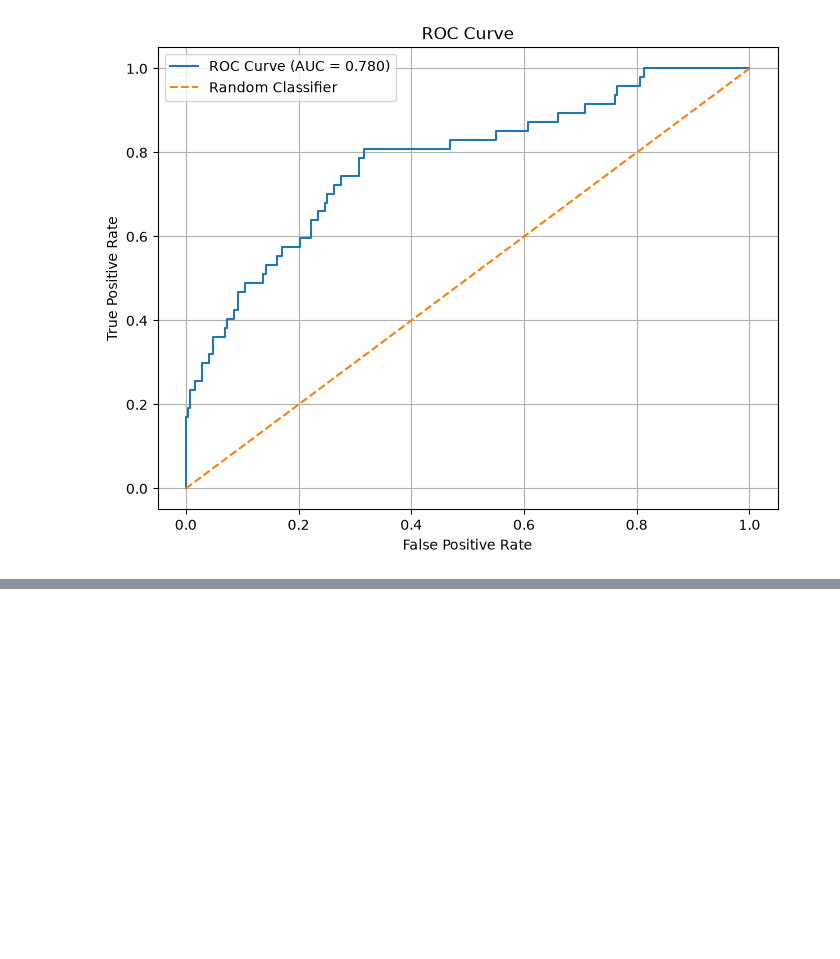
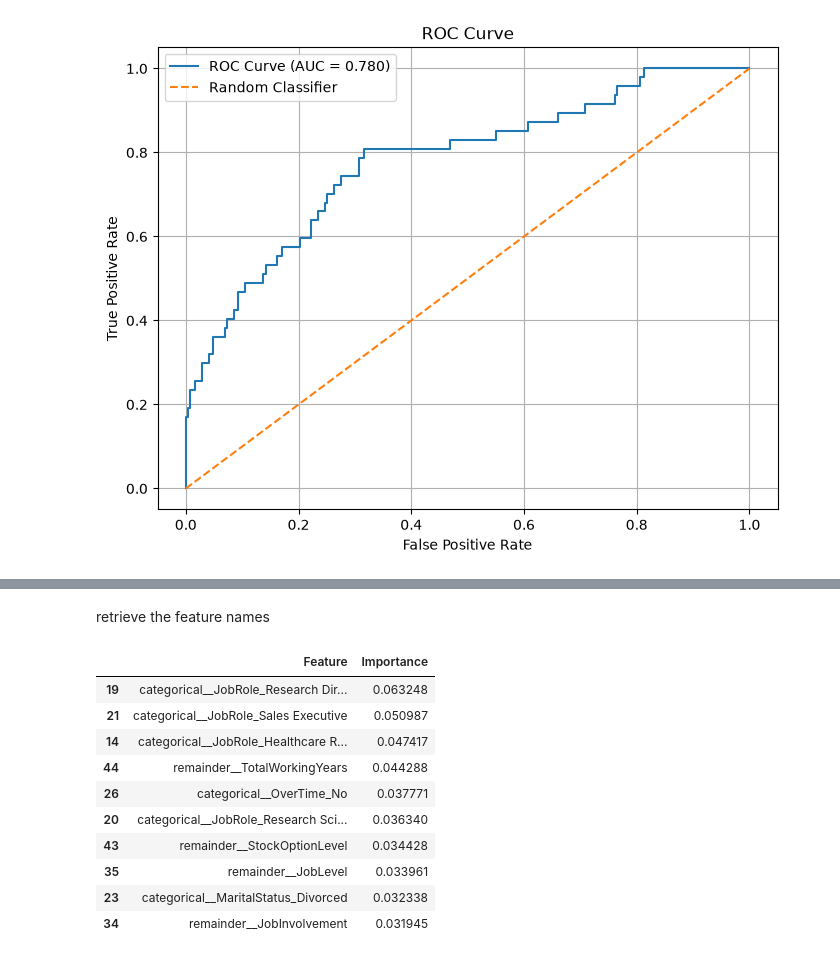
Before and after one commit to Ayusshi/employee_attrition_prediction, a Jupyter notebook: notebook/employee_attrition_prediction.ipynb, the cells around one changed output, grey strips where cells are left out. Saved outputs shown, nothing was run; the diff lists cells and outputs as text; code cells hidden in the pictures; blank space fills up the shorter version.

```diff
--- a/notebook/employee_attrition_prediction.ipynb
+++ b/notebook/employee_attrition_prediction.ipynb
@@ -404,0 +389,2 @@ plt.show()
+# %% [markdown]
+retrieve the feature names
@@ -404,0 +405,14 @@ plt.show()
+# %%
+importance_df.head(10)
+# %% [output]
+|  | Feature | Importance |
+| 19 | categorical__JobRole_Research Dir... | 0.063248 |
+| 21 | categorical__JobRole_Sales Executive | 0.050987 |
+| 14 | categorical__JobRole_Healthcare R... | 0.047417 |
+| 44 | remainder__TotalWorkingYears | 0.044288 |
+| 26 | categorical__OverTime_No | 0.037771 |
+| 20 | categorical__JobRole_Research Sci... | 0.036340 |
+| 43 | remainder__StockOptionLevel | 0.034428 |
+| 35 | remainder__JobLevel | 0.033961 |
+| 23 | categorical__MaritalStatus_Divorced | 0.032338 |
+| 34 | remainder__JobInvolvement | 0.031945 |
```
Also changed, not shown: parts of 27 cells of this notebook.
